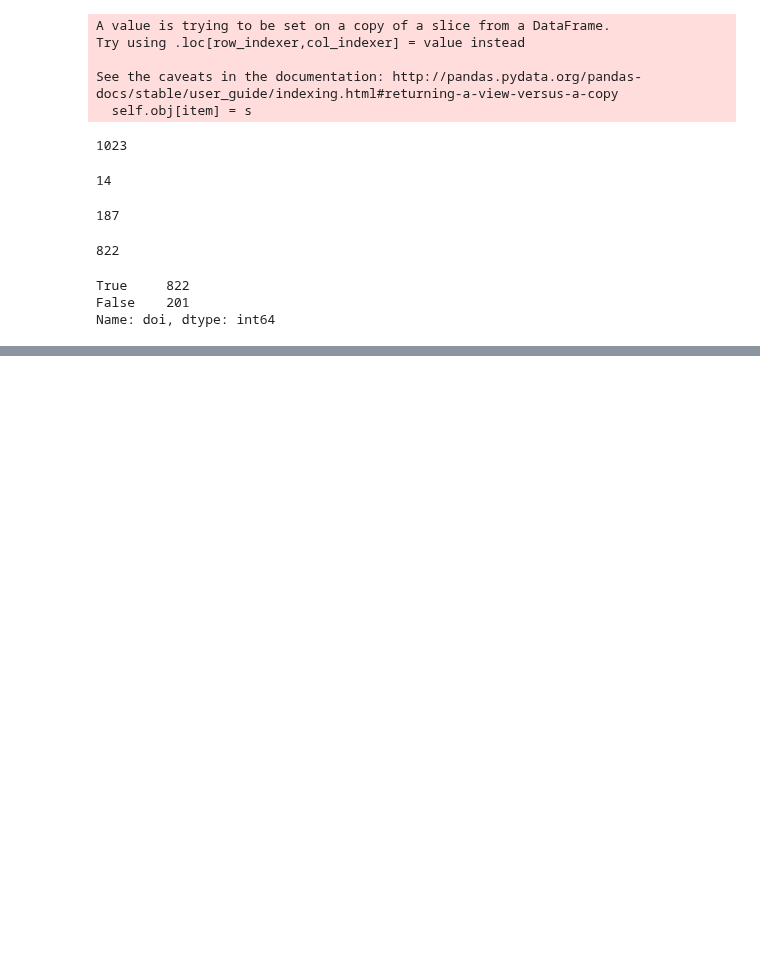
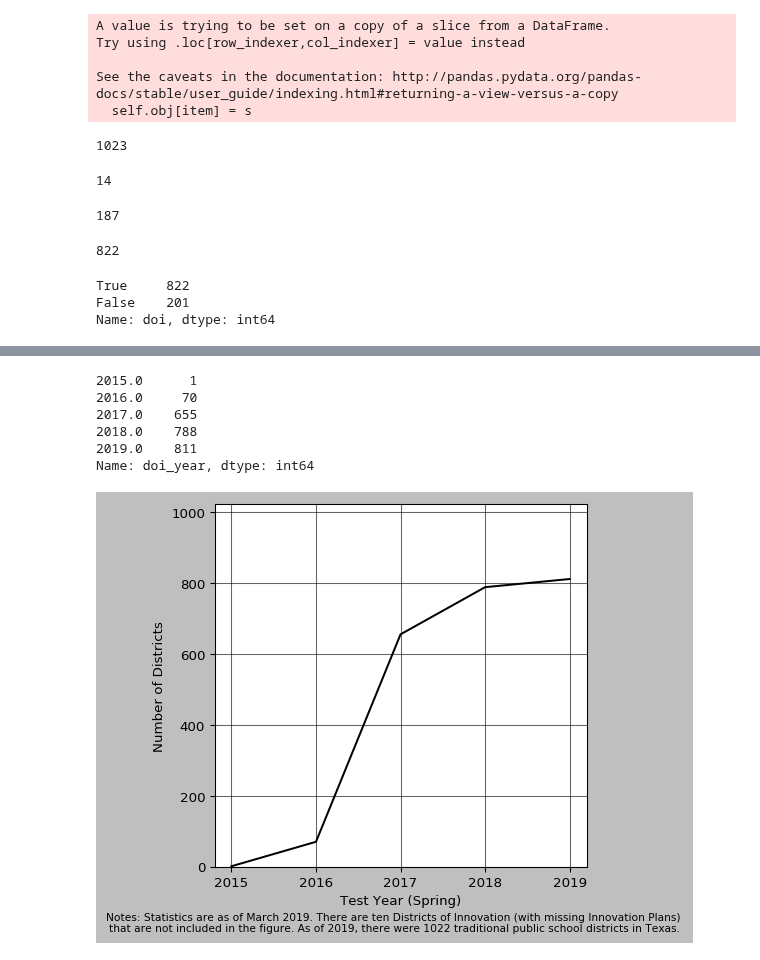
Before and after one commit to KylieLAnglin/dofis, a Jupyter notebook: analysis/Who Needs Rules/01_district_eligibility_and_takeup.ipynb, the cells around one changed output, grey strips where cells are left out. Saved outputs shown, nothing was run; the diff lists cells and outputs as text; code cells hidden in the pictures; blank space fills up the shorter version.

Commit message:
who needs rules tables and figures

```diff
--- a/analysis/Who Needs Rules/01_district_eligibility_and_takeup.ipynb
+++ b/analysis/Who Needs Rules/01_district_eligibility_and_takeup.ipynb
@@ -14,6 +14,7 @@ from patsy import dmatrices
 from openpyxl import load_workbook
 
 data_path = '/Users/kylieleblancKylie/domino/dofis/data/'
+table_path = '/Users/kylieleblancKylie/domino/dofis/results/Who Needs Rules/'
 # %%
 data = pd.read_csv(os.path.join(data_path, 'clean', 'master_data_district.csv'),
                   sep=",", low_memory= False)
@@ -66,0 +69,32 @@ district_counts
+# %%
+district_counts.doi_year.cumsum()
+# %% [output]
+2015.0      1
+2016.0     70
+2017.0    655
+2018.0    788
+2019.0    811
+Name: doi_year, dtype: int64
+# %%
+import matplotlib
+plt.style.use('grayscale')
+my_dpi=96
+plt.figure(figsize=(480/my_dpi, 480/my_dpi), dpi=my_dpi)
+
+# Pre
+plt.plot(['2015', '2016', '2017', '2018', '2019'], district_counts.doi_year.cumsum() , color = 'black')
+
+plt.ylabel('Number of Districts')
+#plt.title('Texas District of Innovation Takeup Over Time')
+plt.xlabel('Test Year (Spring)', size = 'medium')
+plt.grid(True, alpha = .6)
+
+
+plt.ylim(0, 1022)
+txt="Notes: Statistics are as of March 2019. There are ten Districts of Innovation (with missing Innovation Plans) \n that are not included in the figure. As of 2019, there were 1022 traditional public school districts in Texas."
+plt.figtext(.5,-.01, txt, wrap=True, horizontalalignment='center', fontsize=8)
+
+plt.savefig(table_path + 'takeup.png', dpi = 600, bbox_inches="tight")
+plt.show()
+# %% [output]
+[figure, added]
```
Also changed, not shown: parts of 1 cell of this notebook, 6 other files.
